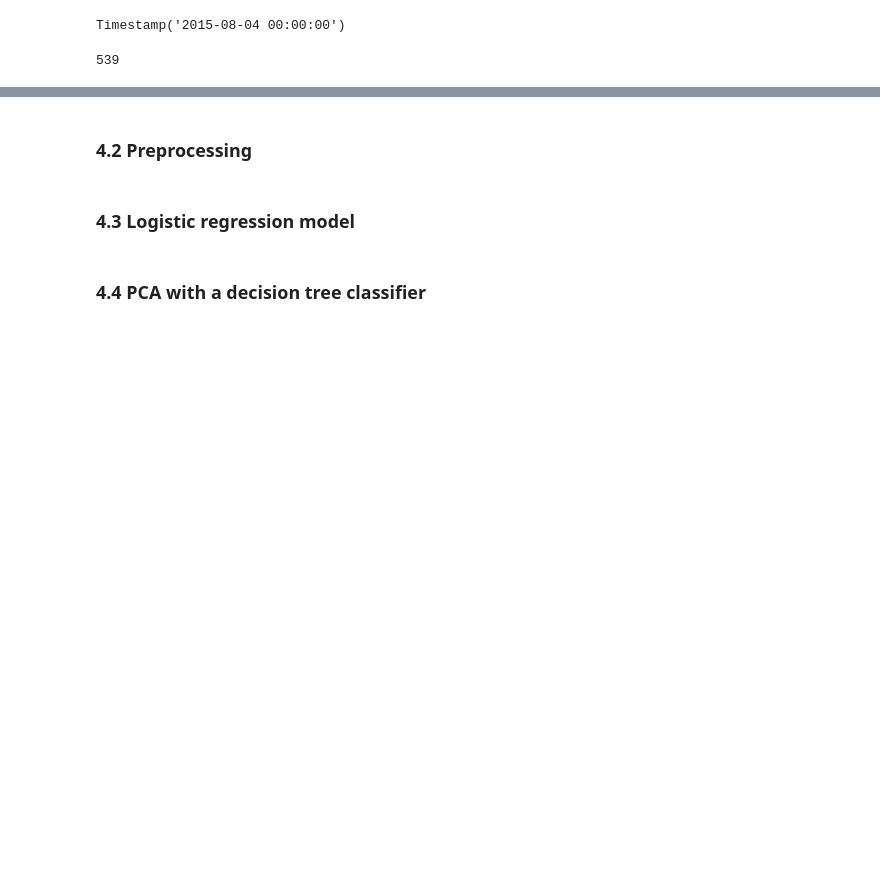
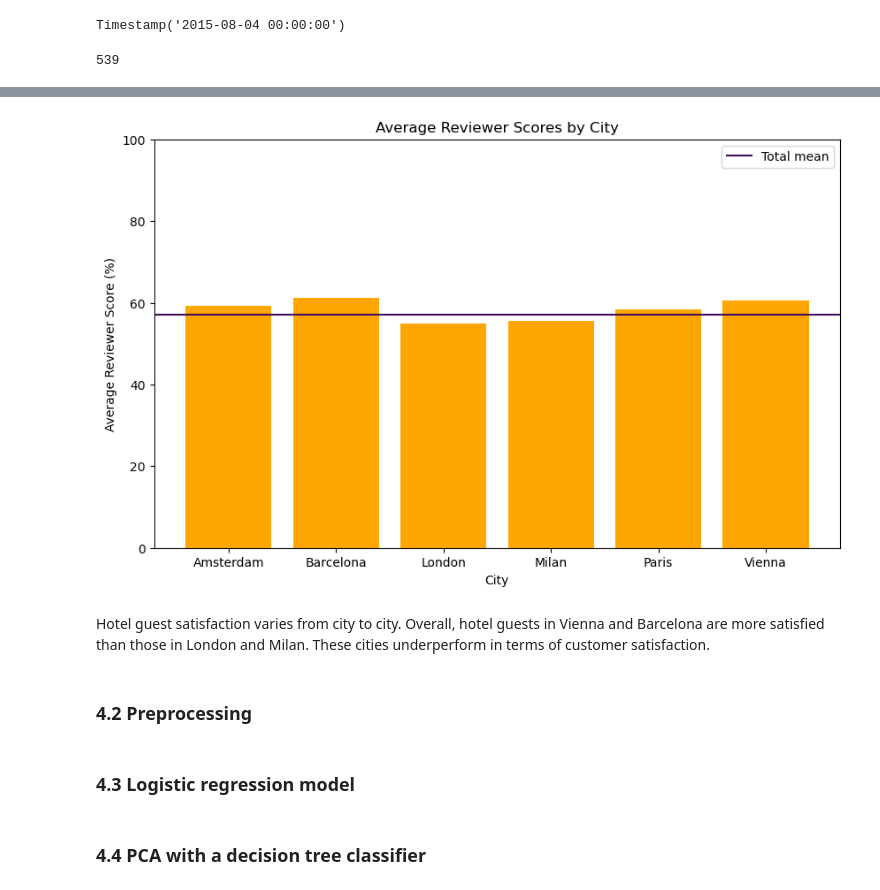
Before and after one commit to bennymiddel/personal_projects, a Jupyter notebook: 01_NLP_hotel_review/BM_NLP_hotel_review.ipynb, the cells around one changed output, grey strips where cells are left out. Drawn from its saved outputs; the diff is of its cells as text; code cells hidden in the pictures; blank space fills up the shorter version.

```diff
--- a/01_NLP_hotel_review/BM_NLP_hotel_review.ipynb
+++ b/01_NLP_hotel_review/BM_NLP_hotel_review.ipynb
@@ -358,3 +487,34 @@ data.duplicated().sum()
+# %%
+A = data.loc[data['Hotel_Address_Amsterdam']==1]['Reviewer_Score'].mean()*100
+B = data.loc[data['Hotel_Address_Barcelona']==1]['Reviewer_Score'].mean()*100
+L = data.loc[data['Hotel_Address_London']==1]['Reviewer_Score'].mean()*100
+M = data.loc[data['Hotel_Address_Milan']==1]['Reviewer_Score'].mean()*100
+P = data.loc[data['Hotel_Address_Paris']==1]['Reviewer_Score'].mean()*100
+V = data.loc[data['Hotel_Address_Vienna']==1]['Reviewer_Score'].mean()*100
+# %%
+scores = {
+    'Amsterdam': A,
+    'Barcelona': B,
+    'London': L,
+    'Milan': M,
+    'Paris': P,
+    'Vienna': V
+}
+df_scores = pd.DataFrame(list(scores.items()), columns=['City', 'Average Reviewer Score']) # create a dataframe for visualization
+
+plt.figure(figsize=(10, 6))
+plt.bar(df_scores['City'], df_scores['Average Reviewer Score'], color='#ffa600')
+plt.xlabel('City')
+plt.ylabel('Average Reviewer Score (%)')
+plt.title('Average Reviewer Scores by City')
+plt.ylim(0, 100)  # Optional: Setzt die y-Achse auf den Bereich 0-100
+plt.axhline(y= data['Reviewer_Score'].mean()*100, color='#400e5c', label = 'Total mean')
+plt.legend()
+plt.show()
+# %% [output]
+[figure, added]
+# %% [markdown]
+Hotel guest satisfaction varies from city to city. Overall, hotel guests in Vienna and Barcelona are more satisfied than those in London and Milan. These cities underperform in terms of customer satisfaction.
 # %% [markdown]
 ### 4.2 Preprocessing
 # %% [markdown]
```
Also changed, not shown: parts of 27 cells of this notebook.
